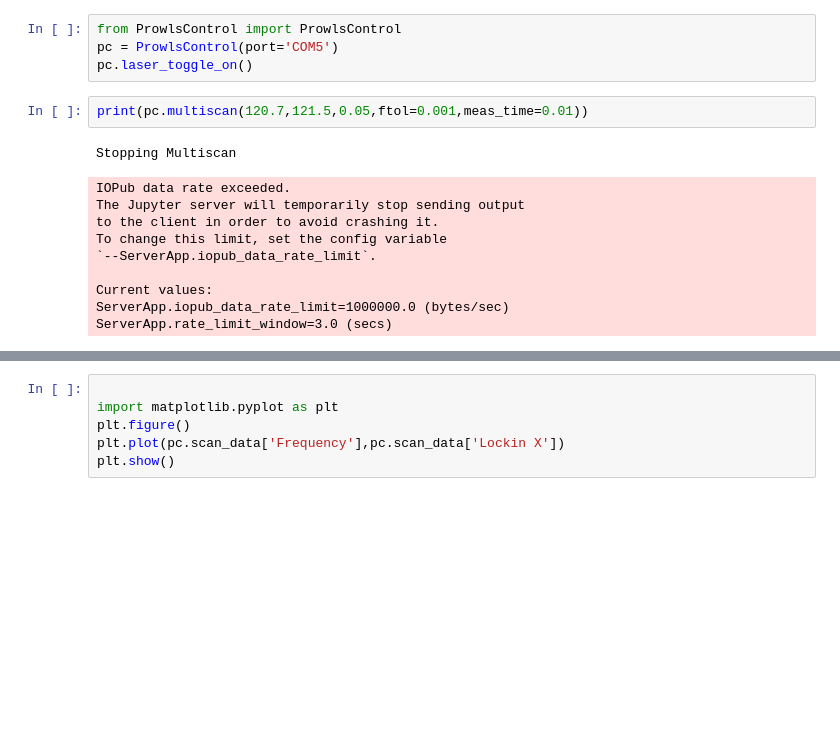
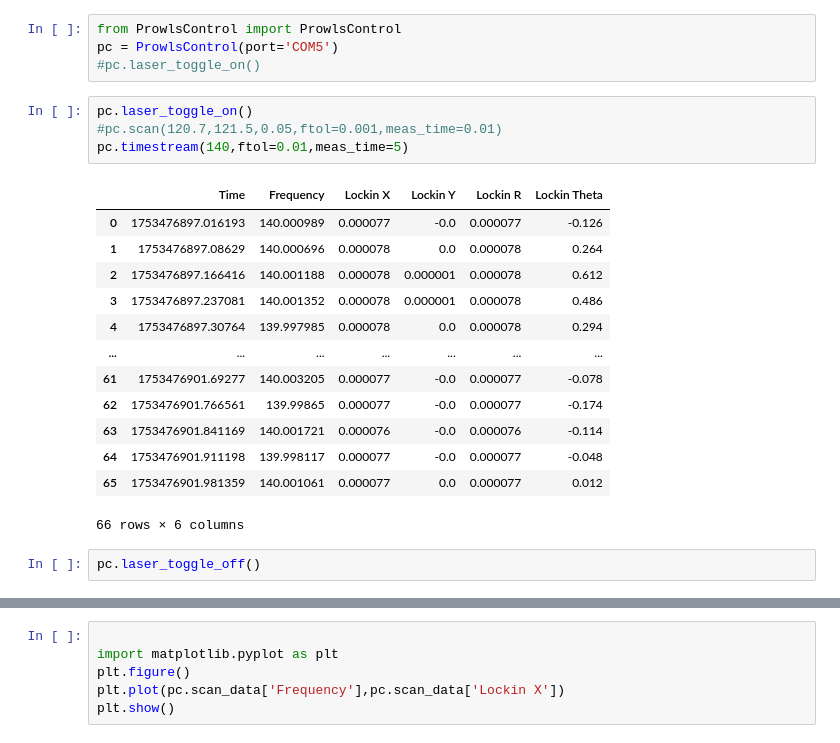
Before and after one commit to jacornelison/PROWLS-Control, a Jupyter notebook: Scripts/prowlscontrol_class_test_notebook.ipynb, the cells around one changed output, grey strips where cells are left out. Cells and saved outputs as stored; diff of their text form; blank space fills up the shorter version.

Commit message:
Added plotter and timestream funcs

```diff
--- a/Scripts/prowlscontrol_class_test_notebook.ipynb
+++ b/Scripts/prowlscontrol_class_test_notebook.ipynb
@@ -1,18 +1,25 @@
 # %%
 from ProwlsControl import ProwlsControl
 pc = ProwlsControl(port='COM5')
-pc.laser_toggle_on()
+#pc.laser_toggle_on()
 # %%
-print(pc.multiscan(120.7,121.5,0.05,ftol=0.001,meas_time=0.01))
+pc.laser_toggle_on()
+#pc.scan(120.7,121.5,0.05,ftol=0.001,meas_time=0.01)
+pc.timestream(140,ftol=0.01,meas_time=5)
 # %% [output]
+|  | Time | Frequency | Lockin X | Lockin Y | Lockin R | Lockin Theta |
+| 0 | 1753476897.016193 | 140.000989 | 0.000077 | -0.0 | 0.000077 | -0.126 |
+| 1 | 1753476897.08629 | 140.000696 | 0.000078 | 0.0 | 0.000078 | 0.264 |
+| 2 | 1753476897.166416 | 140.001188 | 0.000078 | 0.000001 | 0.000078 | 0.612 |
+| 3 | 1753476897.237081 | 140.001352 | 0.000078 | 0.000001 | 0.000078 | 0.486 |
+| 4 | 1753476897.30764 | 139.997985 | 0.000078 | 0.0 | 0.000078 | 0.294 |
+| ... | ... | ... | ... | ... | ... | ... |
+| 61 | 1753476901.69277 | 140.003205 | 0.000077 | -0.0 | 0.000077 | -0.078 |
+| 62 | 1753476901.766561 | 139.99865 | 0.000077 | -0.0 | 0.000077 | -0.174 |
+| 63 | 1753476901.841169 | 140.001721 | 0.000076 | -0.0 | 0.000076 | -0.114 |
+| 64 | 1753476901.911198 | 139.998117 | 0.000077 | -0.0 | 0.000077 | -0.048 |
+| 65 | 1753476901.981359 | 140.001061 | 0.000077 | 0.0 | 0.000077 | 0.012 |
-Stopping Multiscan
+66 rows × 6 columns
-IOPub data rate exceeded.
-The Jupyter server will temporarily stop sending output
-to the client in order to avoid crashing it.
-To change this limit, set the config variable
-`--ServerApp.iopub_data_rate_limit`.
-
-Current values:
-ServerApp.iopub_data_rate_limit=1000000.0 (bytes/sec)
-ServerApp.rate_limit_window=3.0 (secs)
+# %%
+pc.laser_toggle_off()
 # %%
```
Also changed, not shown: parts of 2 cells of this notebook, 7 other files.
